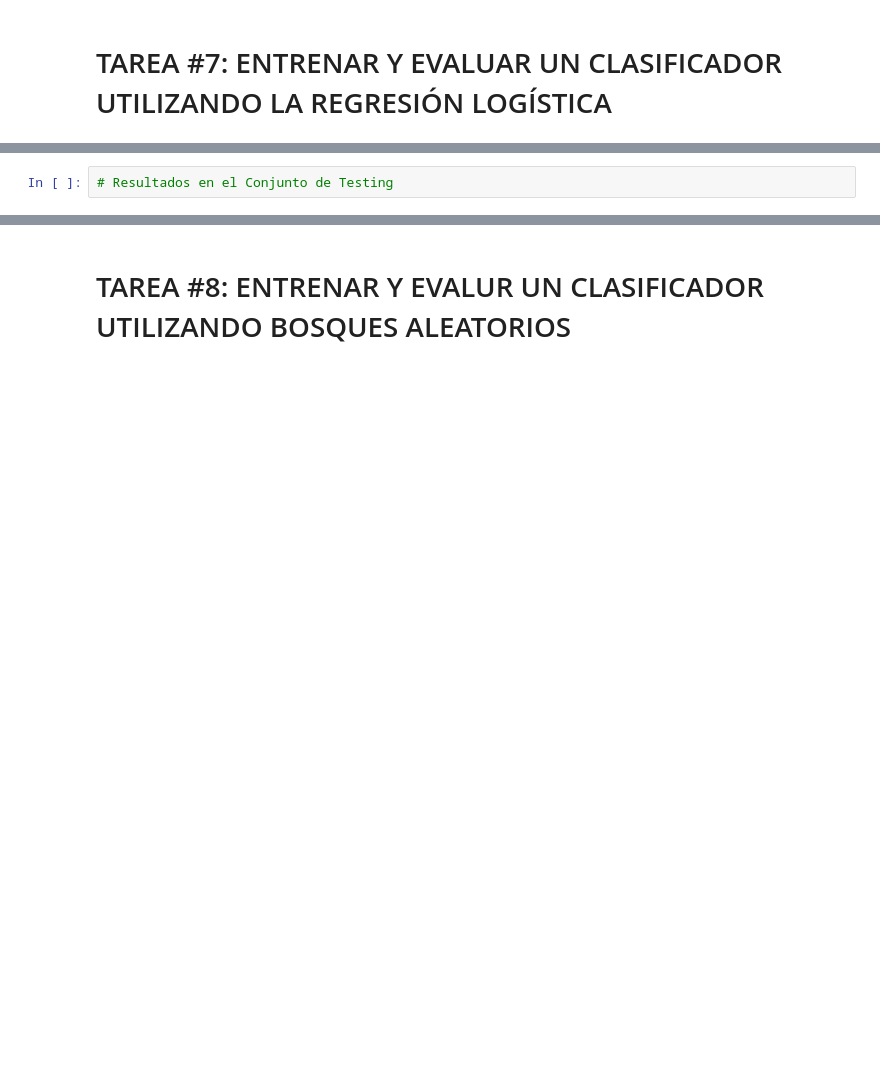
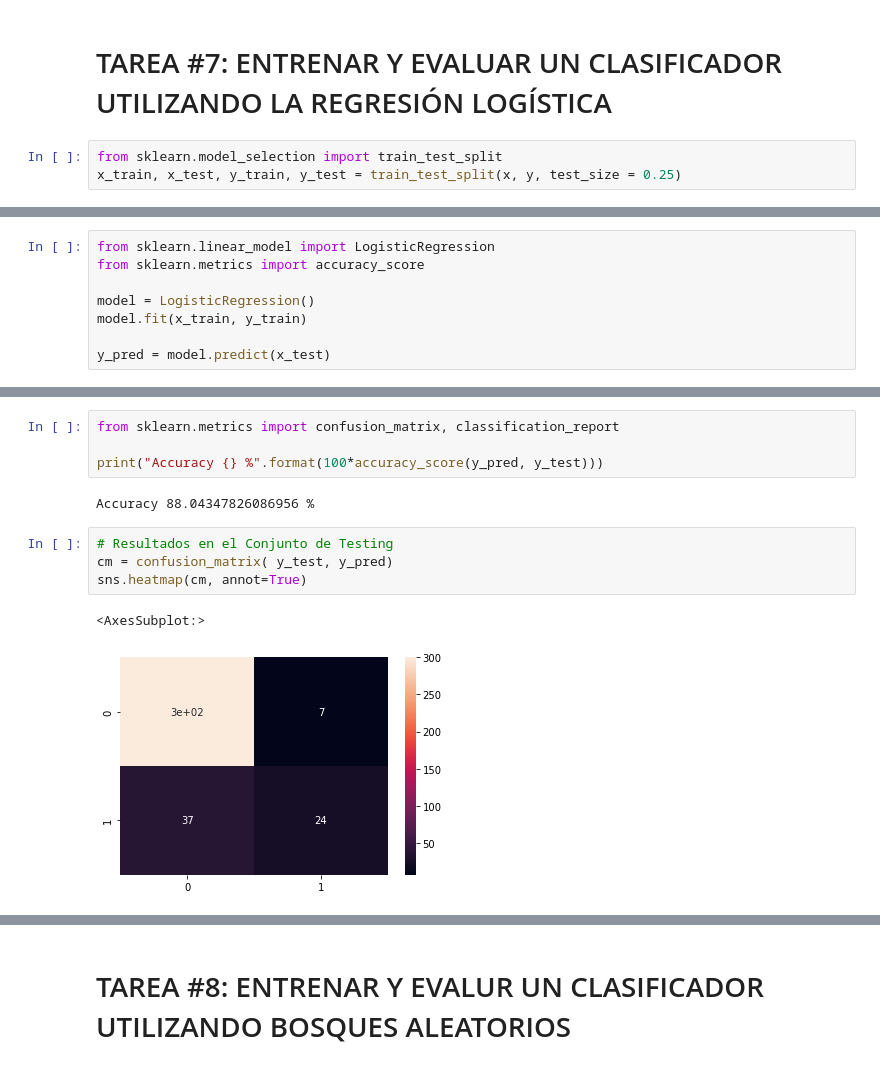
Before and after one commit to nmorales44/ds4b, a Jupyter notebook: 1. Human Resources Data/Esqueleto_Departamento_de_Recursos_Humanos.ipynb, the cells around one changed output, grey strips where cells are left out. Saved outputs shown, nothing was run; the diff lists cells and outputs as text; blank space fills up the shorter version.

```diff
--- a/1. Human Resources Data/Esqueleto_Departamento_de_Recursos_Humanos.ipynb
+++ b/1. Human Resources Data/Esqueleto_Departamento_de_Recursos_Humanos.ipynb
@@ -532,3 +474,6 @@ Name: Attrition, Length: 1470, dtype: int64
 ![alt text](https://drive.google.com/uc?id=1G1-il6xFMUuz3nd78kvwiP3mcuXqZM3U)
 # %% [markdown]
 # TAREA #7: ENTRENAR Y EVALUAR UN CLASIFICADOR UTILIZANDO LA REGRESIÓN LOGÍSTICA
+# %%
+from sklearn.model_selection import train_test_split
+x_train, x_test, y_train, y_test = train_test_split(x, y, test_size = 0.25)
@@ -534,0 +488,8 @@ Name: Attrition, Length: 1470, dtype: int64
+# %%
+from sklearn.linear_model import LogisticRegression
+from sklearn.metrics import accuracy_score
+
+model = LogisticRegression()
+model.fit(x_train, y_train)
+
+y_pred = model.predict(x_test)
@@ -535,2 +519,13 @@ Name: Attrition, Length: 1470, dtype: int64
+# %%
+from sklearn.metrics import confusion_matrix, classification_report
+
+print("Accuracy {} %".format(100*accuracy_score(y_pred, y_test)))
+# %% [output]
+Accuracy 88.04347826086956 %
 # %%
 # Resultados en el Conjunto de Testing
+cm = confusion_matrix( y_test, y_pred)
+sns.heatmap(cm, annot=True)
+# %% [output]
+<AxesSubplot:>
+[figure, added]
```
Also changed, not shown: parts of 39 cells of this notebook, 3 other files.
